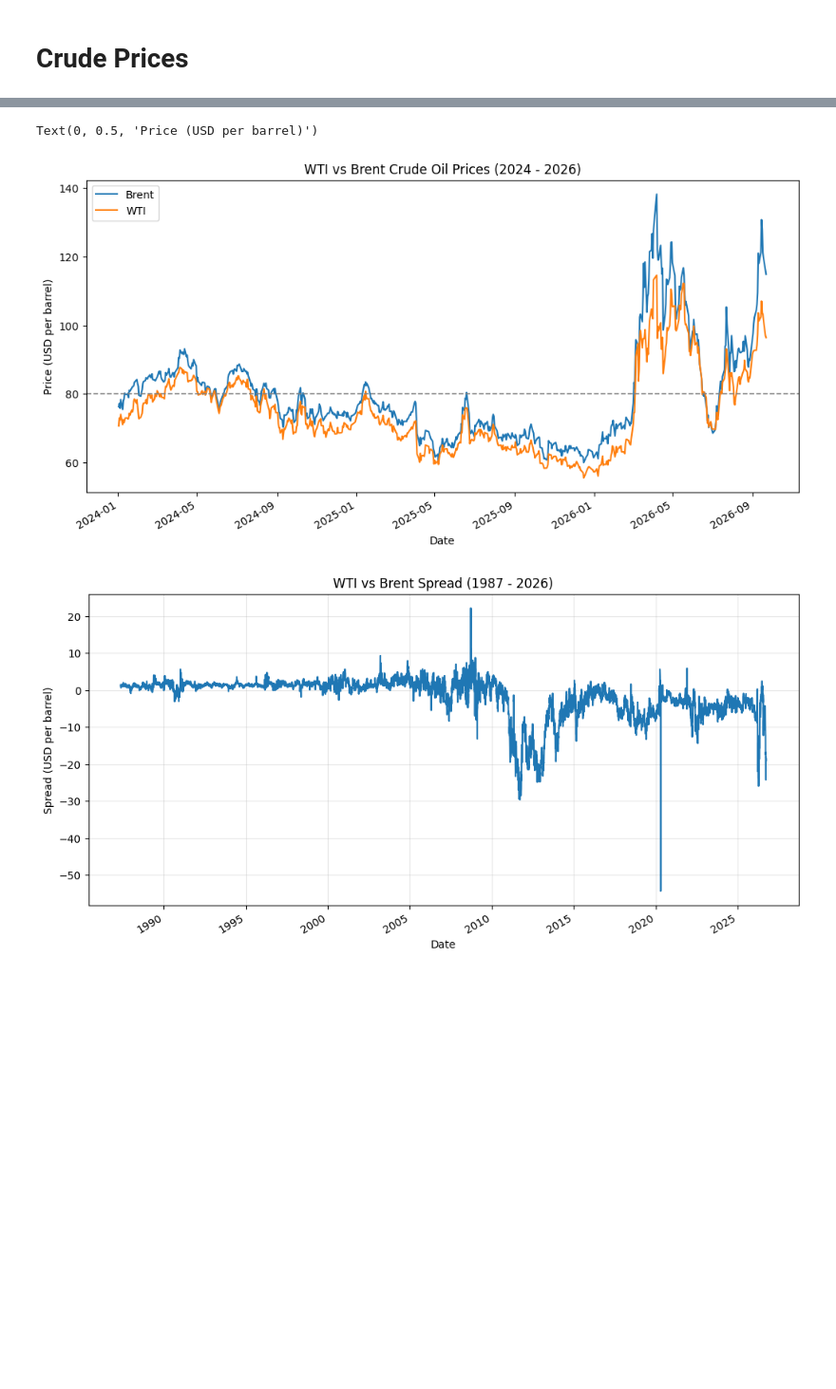
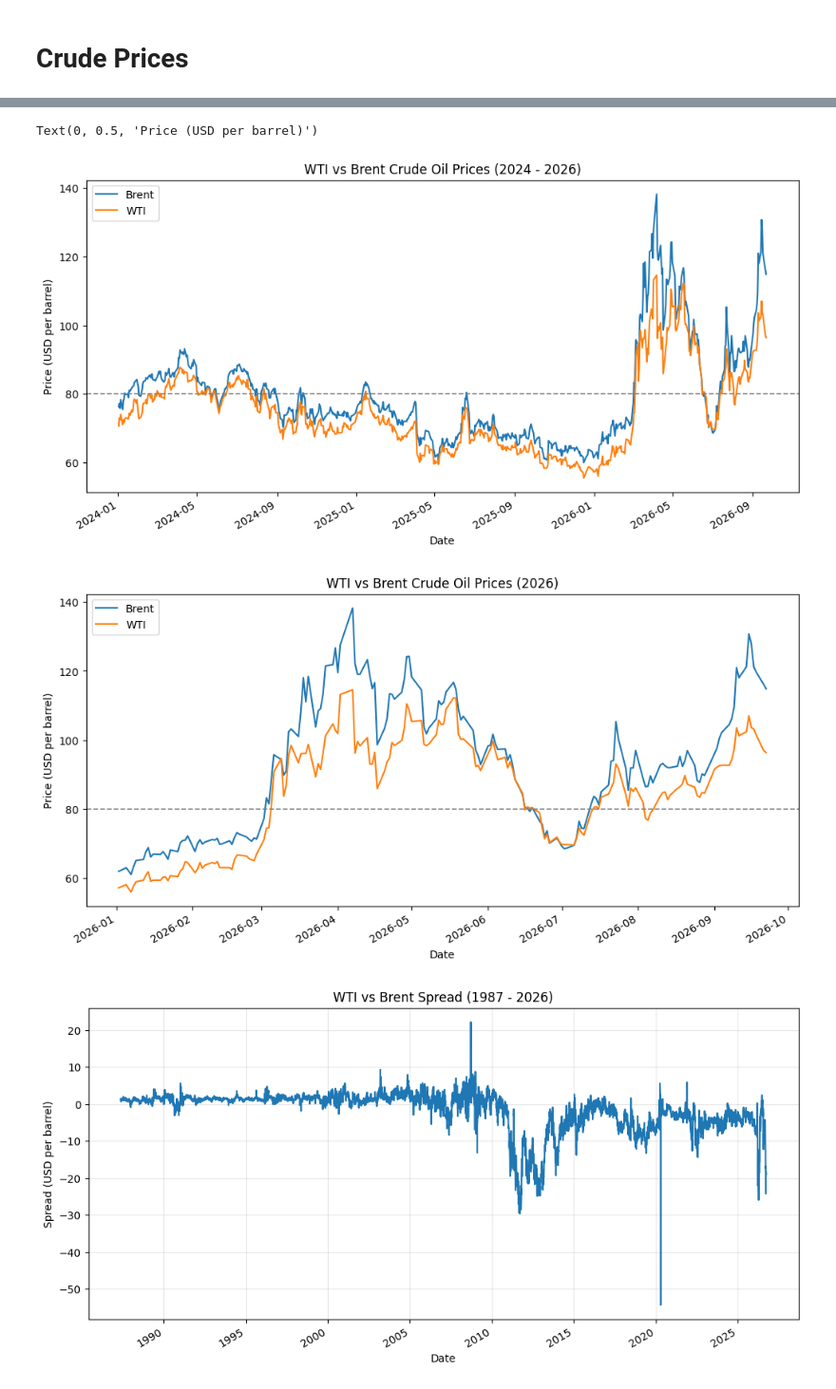
Before and after one commit to ellenwang995/WTI_DEC2027, a Jupyter notebook: OilPrice2027.ipynb, the cells around one changed output, grey strips where cells are left out. Shown at 95% size. Saved outputs shown, nothing was run; the diff lists cells and outputs as text; code cells hidden in the pictures; blank space fills up the shorter version.

```diff
--- a/OilPrice2027.ipynb
+++ b/OilPrice2027.ipynb
@@ -31,25 +31,33 @@ crude.head(10)
 # %%
 #Plotting WTI and Brent (1987 - 2026)
 
 # 1987 - 2026
 crude[['Brent', 'WTI']].plot(figsize=(12, 6))
 plt.axhline(80, color='gray', linestyle='--', linewidth=1.2, label='$80')
 plt.title('WTI vs Brent Crude Oil Prices (1987 - 2026)')
 plt.xlabel('Date')
 plt.ylabel('Price (USD per barrel)')
 plt.grid(alpha=0.3)
 plt.show()
 
 # 2024 - 2026
 crude.loc['2024':, ['Brent', 'WTI']].plot(figsize=(12, 6))
 plt.axhline(80, color='gray', linestyle='--', linewidth=1.2, label='$80')
 plt.title('WTI vs Brent Crude Oil Prices (2024 - 2026)')
 plt.xlabel('Date')
 plt.ylabel('Price (USD per barrel)')
+
+# 2026
+crude.loc['2026':, ['Brent', 'WTI']].plot(figsize=(12, 6))
+plt.axhline(80, color='gray', linestyle='--', linewidth=1.2, label='$80')
+plt.title('WTI vs Brent Crude Oil Prices (2026)')
+plt.xlabel('Date')
+plt.ylabel('Price (USD per barrel)')
 # %% [output]
 [figure]
 Text(0, 0.5, 'Price (USD per barrel)')
 [figure]
+[figure, added]
 # %%
 # Plotting the WTI and Brent Spread
 
```
